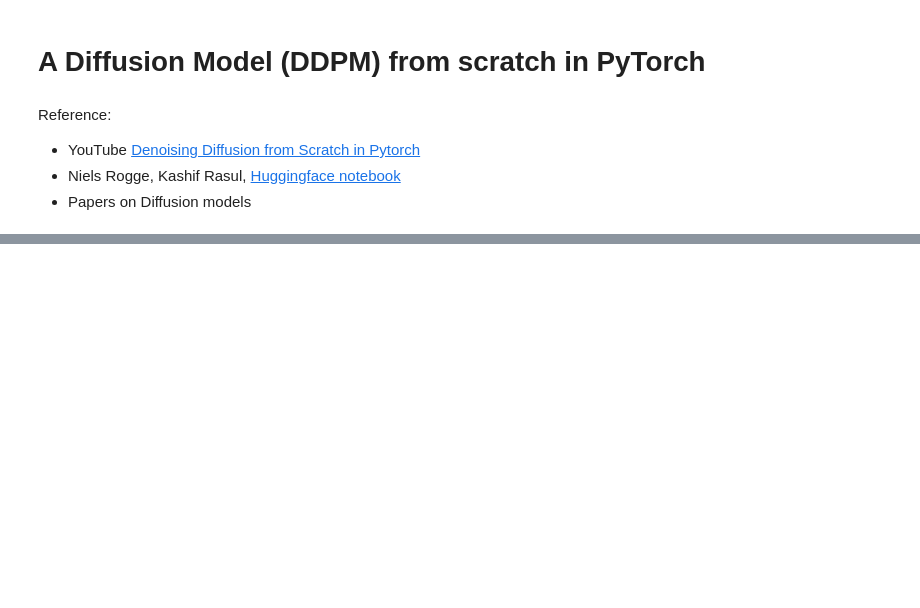
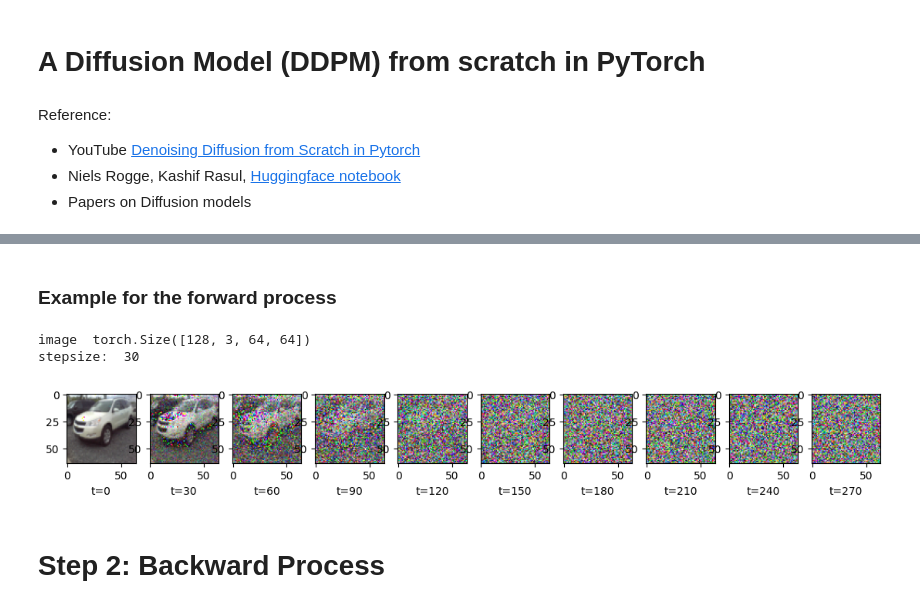
Before and after one commit to Hugo101/GenerativeAI_basic, a Jupyter notebook: DDPM.ipynb, the cells around one changed output, grey strips where cells are left out. Saved outputs shown, nothing was run; the diff lists cells and outputs as text; code cells hidden in the pictures; blank space fills up the shorter version.

```diff
--- a/DDPM.ipynb
+++ b/DDPM.ipynb
@@ -28,0 +175,42 @@ HTTPError: HTTP Error 404: Not Found
+# %% [markdown]
+### Example for the forward process
+# %%
+def show_first_image(image):
+    reverse_transforms = transforms.Compose([
+        transforms.Lambda(lambda t: (t + 1) / 2),
+        transforms.Lambda(lambda t: t.permute(1, 2, 0)), # CHW to HWC
+        transforms.Lambda(lambda t: t * 255.),
+        transforms.Lambda(lambda t: t.numpy().astype(np.uint8)),
+        transforms.ToPILImage(),
+    ])
+
+    # Take first image of batch
+    if len(image.shape) == 4:
+        image = image[0, :, :, :]
+    plt.imshow(reverse_transforms(image))
+
+# Simulate forward diffusion
+image = next(iter(dataloader))[0]
+print("image shape: ", image.shape)
+
+plt.figure(figsize=(15,15))
+plt.axis('off')
+num_images = 10
+stepsize = int(T/num_images)
+print("stepsize: ", stepsize)
+
+for idx in range(0, T, stepsize):
+    t = torch.Tensor([idx]).type(torch.int64)
+    # print(f"\nidx and t: {idx}, {t}")
+    plt.subplot(1, num_images+1, int(idx/stepsize) + 1, xlabel=f"t={idx}")
+    # print("image and t: ", image.shape, t.shape)
+    img, noise = forward_diffusion_sample(image, t, sqrt_alphas_bar, sqrt_one_minus_alphas_bar)
+    # print("img and noise: ", img.shape, noise.shape) #torch.Size([128, 3, 64, 64])
+    show_first_image(img)
+    # break
+# %% [output]
+image  torch.Size([128, 3, 64, 64])
+stepsize:  30
+[figure, added]
+# %% [markdown]
+# Step 2: Backward Process
```
Also changed, not shown: parts of 23 cells of this notebook, 7 other files.
